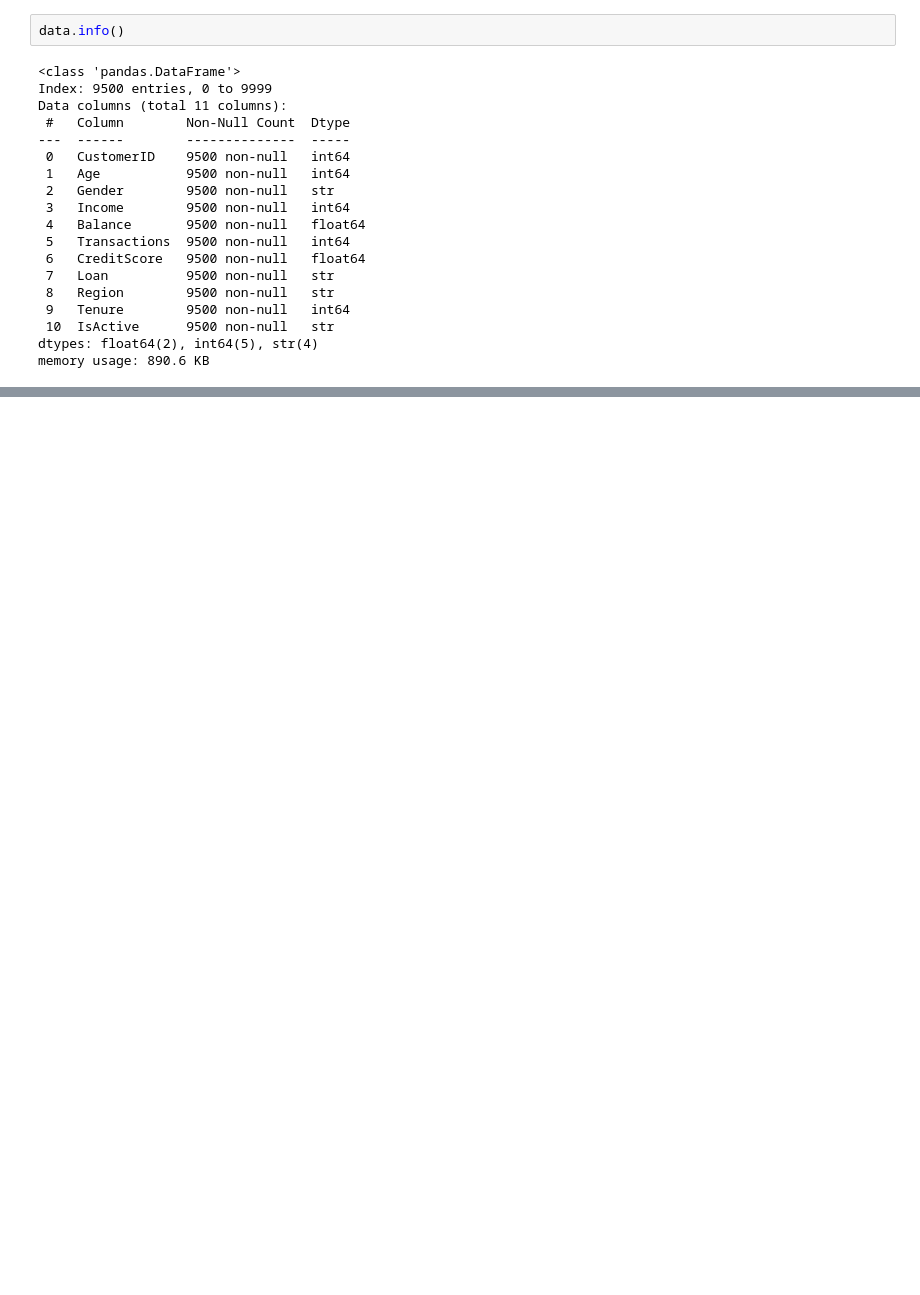
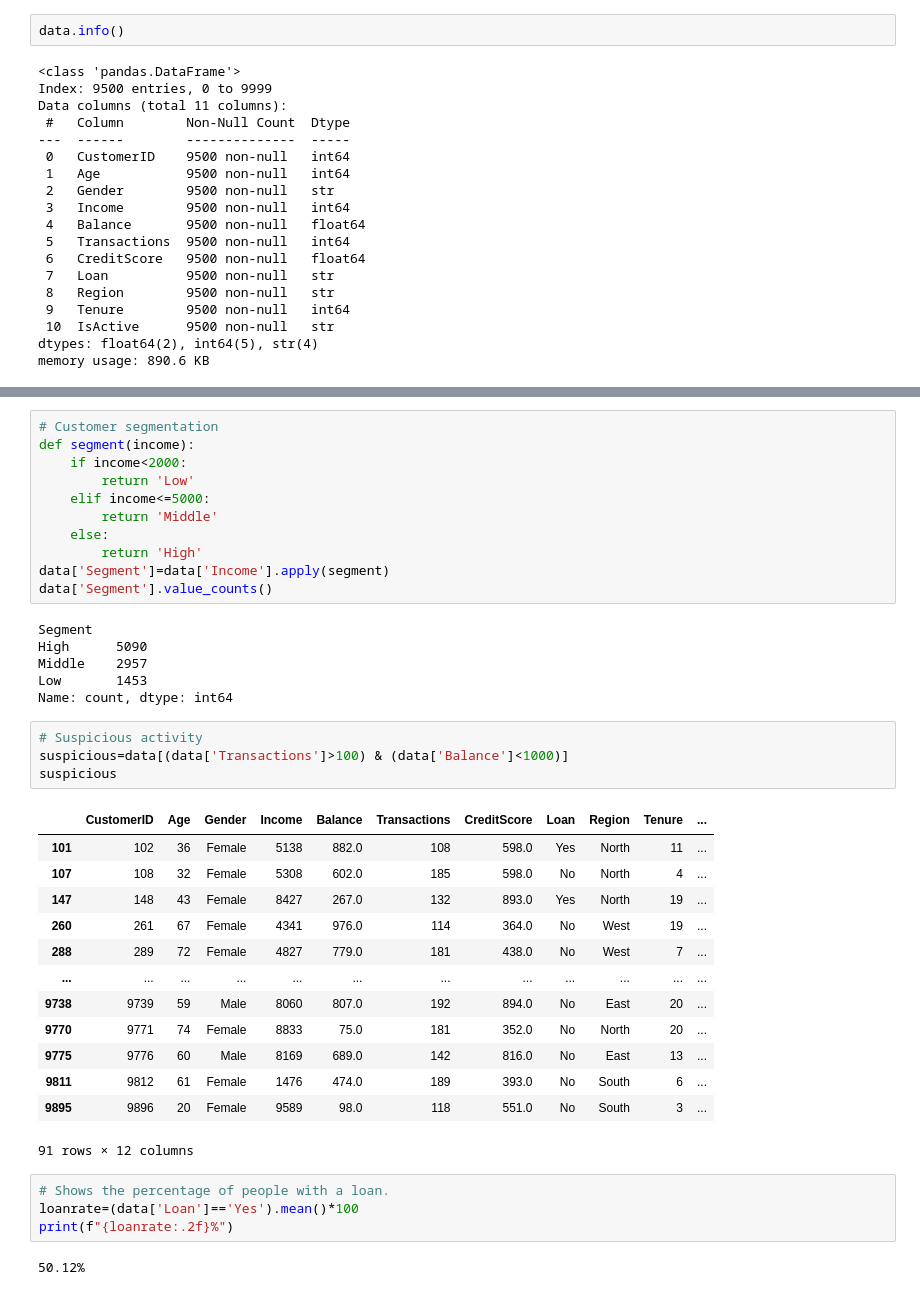
Before and after one commit to 07rauf/bank-data-analysis, a Jupyter notebook: analysis.ipynb, the cells around one changed output, grey strips where cells are left out. Drawn from its saved outputs; the diff is of its cells as text; blank space fills up the shorter version.

```diff
--- a/analysis.ipynb
+++ b/analysis.ipynb
@@ -80,0 +174,41 @@ memory usage: 890.6 KB
+# %%
+# Customer segmentation
+def segment(income):
+    if income<2000:
+        return 'Low'
+    elif income<=5000:
+        return 'Middle'
+    else:
+        return 'High'
+data['Segment']=data['Income'].apply(segment)
+data['Segment'].value_counts()
+# %% [output]
+Segment
+High      5090
+Middle    2957
+Low       1453
+Name: count, dtype: int64
+# %%
+# Suspicious activity
+suspicious=data[(data['Transactions']>100) & (data['Balance']<1000)]
+suspicious
+# %% [output]
+|  | CustomerID | Age | Gender | Income | Balance | Transactions | CreditScore | Loan | Region | Tenure | ... |
+| 101 | 102 | 36 | Female | 5138 | 882.0 | 108 | 598.0 | Yes | North | 11 | ... |
+| 107 | 108 | 32 | Female | 5308 | 602.0 | 185 | 598.0 | No | North | 4 | ... |
+| 147 | 148 | 43 | Female | 8427 | 267.0 | 132 | 893.0 | Yes | North | 19 | ... |
+| 260 | 261 | 67 | Female | 4341 | 976.0 | 114 | 364.0 | No | West | 19 | ... |
+| 288 | 289 | 72 | Female | 4827 | 779.0 | 181 | 438.0 | No | West | 7 | ... |
+| ... | ... | ... | ... | ... | ... | ... | ... | ... | ... | ... | ... |
+| 9738 | 9739 | 59 | Male | 8060 | 807.0 | 192 | 894.0 | No | East | 20 | ... |
+| 9770 | 9771 | 74 | Female | 8833 | 75.0 | 181 | 352.0 | No | North | 20 | ... |
+| 9775 | 9776 | 60 | Male | 8169 | 689.0 | 142 | 816.0 | No | East | 13 | ... |
+| 9811 | 9812 | 61 | Female | 1476 | 474.0 | 189 | 393.0 | No | South | 6 | ... |
+| 9895 | 9896 | 20 | Female | 9589 | 98.0 | 118 | 551.0 | No | South | 3 | ... |
+91 rows × 12 columns
+# %%
+# Shows the percentage of people with a loan.
+loanrate=(data['Loan']=='Yes').mean()*100
+print(f"{loanrate:.2f}%")
+# %% [output]
+50.12%
```
Also changed, not shown: parts of 15 cells of this notebook, 1 other file.
